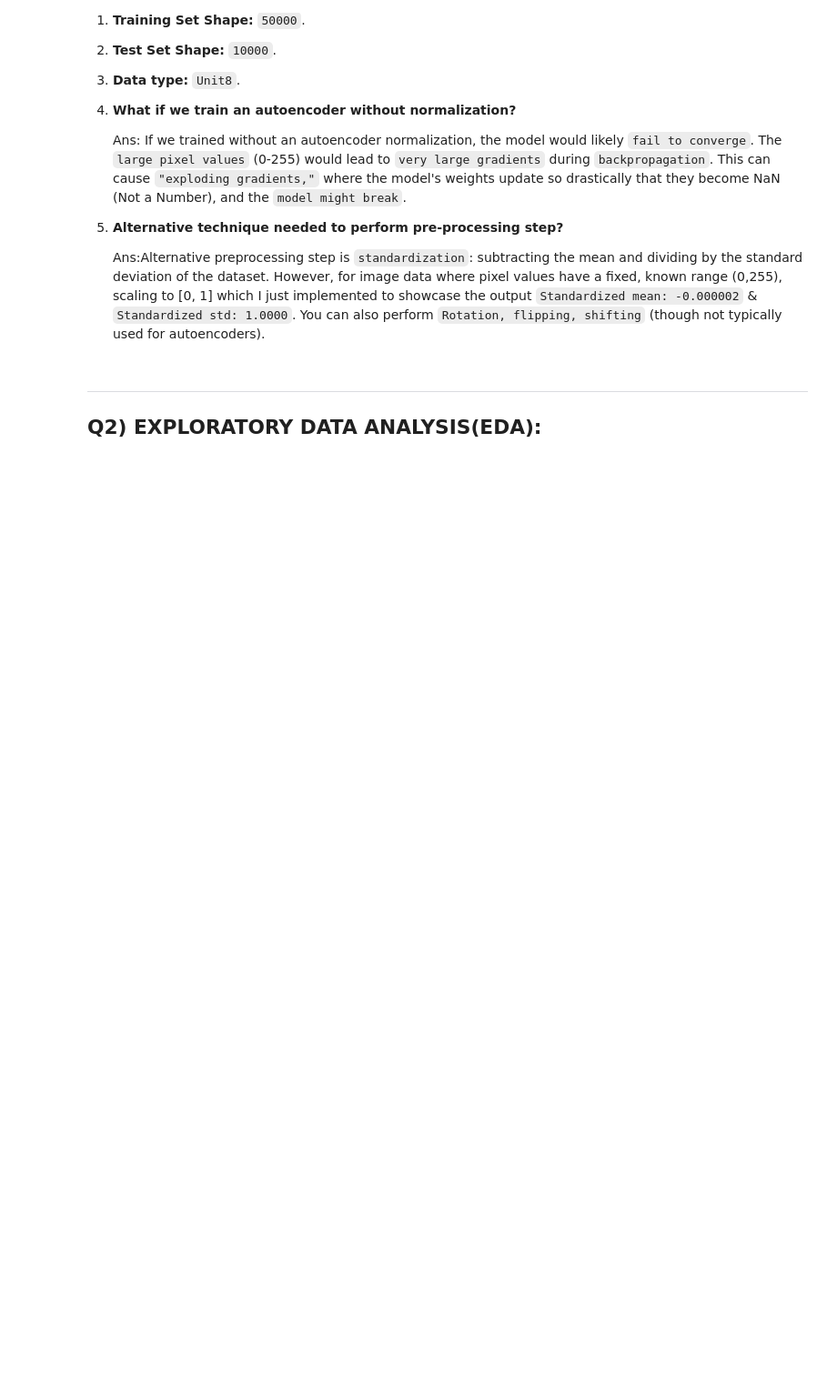
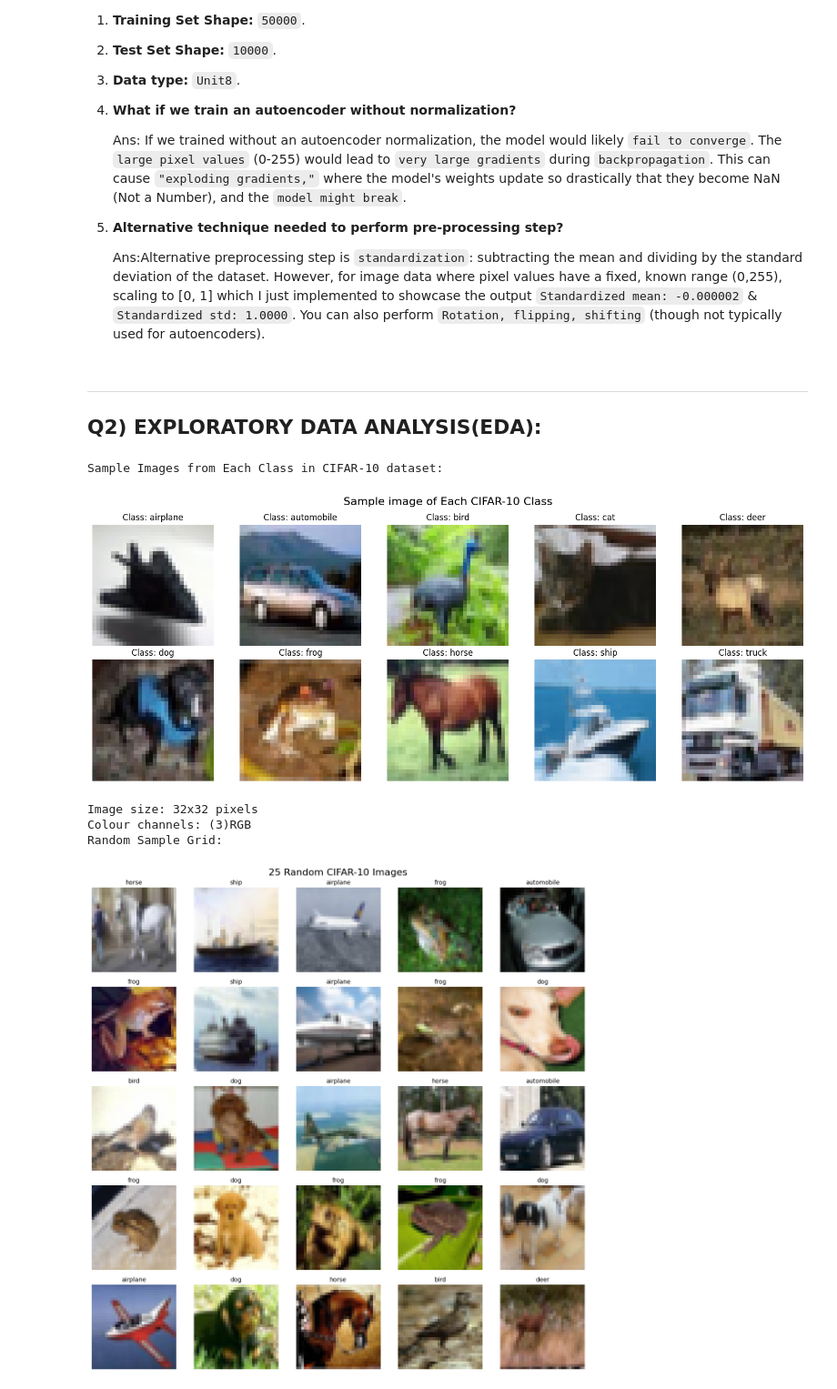
Before and after one commit to BhanuHarshaY/CNN-Autoencoders-CIFAR-10, a Jupyter notebook: Assignment10.ipynb, the cells around one changed output. Shown at 91% size. Drawn from its saved outputs; the diff is of its cells as text; code cells hidden in the pictures; blank space fills up the shorter version.

Commit message:
Dataset loading and EDA is done.

```diff
--- a/Assignment10.ipynb
+++ b/Assignment10.ipynb
@@ -115,0 +111,46 @@ Standardized std: 1.0000
+# %%
+#EDA on CIFAR-10 DATASET
+class_names = ['airplane', 'automobile', 'bird', 'cat', 'deer',
+               'dog', 'frog', 'horse', 'ship', 'truck']
+#Sample imgs of each class
+print("Sample Images from Each Class in CIFAR-10 dataset: ")
+fig, axes = plt.subplots(2, 5, figsize=(15, 6))
+axes = axes.ravel()
+for i in range(10):
+    idx = np.where(y_train == i)[0][0]
+    axes[i].imshow(x_train[idx])
+    axes[i].set_title(f'Class: {class_names[i]}')
+    axes[i].axis('off')
+
+plt.suptitle('Sample image of Each CIFAR-10 Class', fontsize=16)
+plt.tight_layout()
+plt.show()
+
+#img characterstics
+print("Image size: 32x32 pixels")
+print("Colour channels: (3)RGB")
+
+# Plotting grid of 25 random images
+print("Random Sample Grid: ")
+
+fig, axes = plt.subplots(5, 5, figsize=(12, 12))
+axes = axes.ravel()
+
+# Selecting 25 imgs
+random_indices = np.random.choice(len(x_train), 25, replace=False)
+
+for i, idx in enumerate(random_indices):
+    axes[i].imshow(x_train[idx])
+    axes[i].set_title(f'{class_names[y_train[idx][0]]}', fontsize=10)
+    axes[i].axis('off')
+
+plt.suptitle('25 Random CIFAR-10 Images', fontsize=16)
+plt.tight_layout()
+plt.show()
+# %% [output]
+Sample Images from Each Class in CIFAR-10 dataset:
+[figure, added]
+Image size: 32x32 pixels
+Colour channels: (3)RGB
+Random Sample Grid:
+[figure, added]
```
Also changed, not shown: parts of 3 cells of this notebook.
